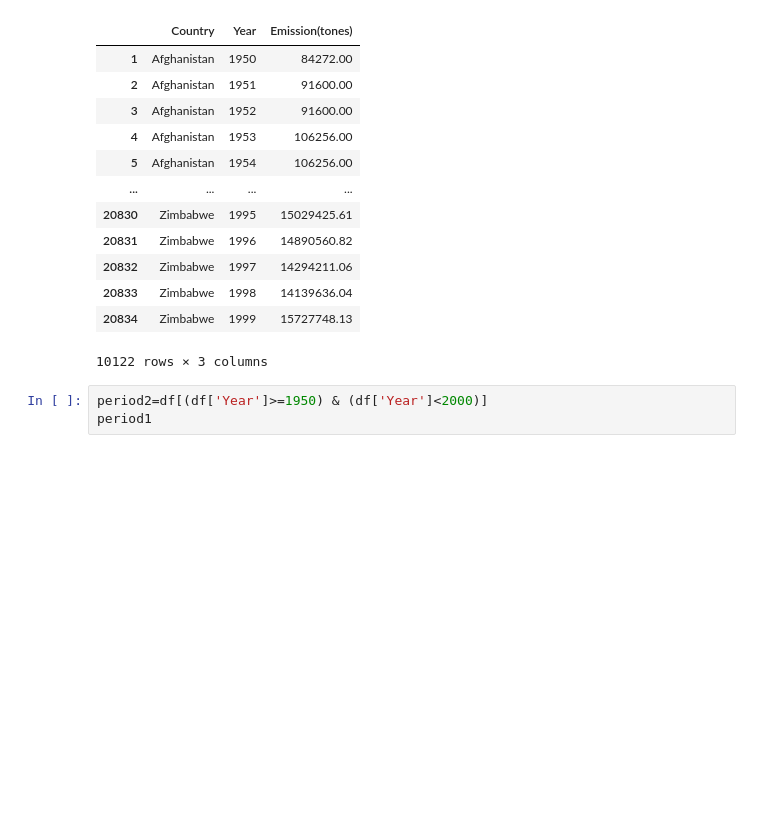
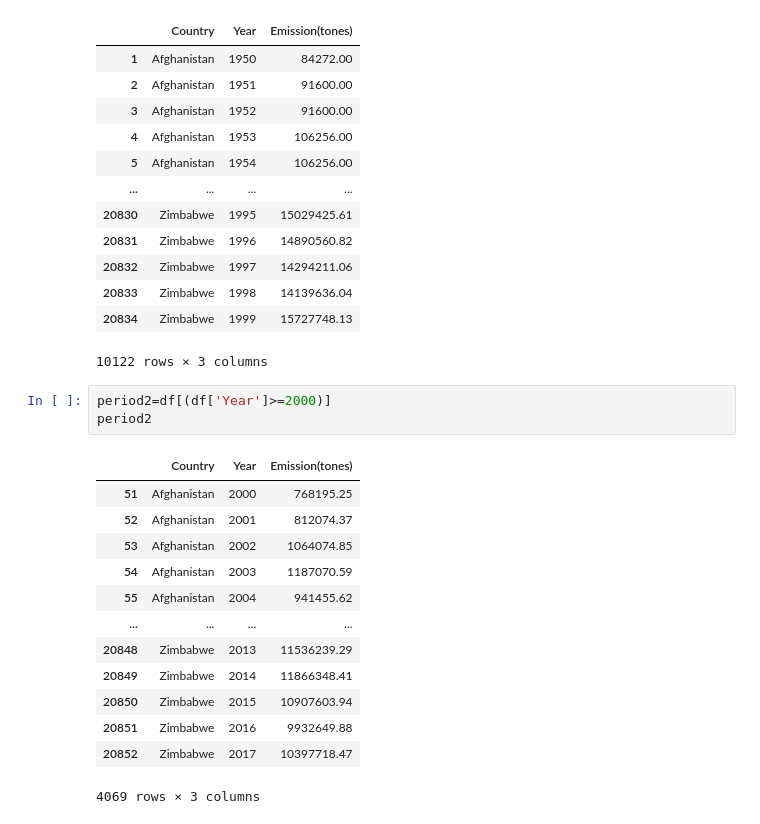
Before and after one commit to abhaygzb15/CO2-Emission-Analysis-and-Prediction, a Jupyter notebook: Emission Analysis/CO2 data analysis.ipynb, the cells around one changed output. Cells and saved outputs as stored; diff of their text form; blank space fills up the shorter version.

```diff
--- a/Emission Analysis/CO2 data analysis.ipynb
+++ b/Emission Analysis/CO2 data analysis.ipynb
@@ -272,5 +272,19 @@ period1
 | 20834 | Zimbabwe | 1999 | 15727748.13 |
 10122 rows × 3 columns
 # %%
-period2=df[(df['Year']>=1950) & (df['Year']<2000)]
-period1
+period2=df[(df['Year']>=2000)]
+period2
+# %% [output]
+|  | Country | Year | Emission(tones) |
+| 51 | Afghanistan | 2000 | 768195.25 |
+| 52 | Afghanistan | 2001 | 812074.37 |
+| 53 | Afghanistan | 2002 | 1064074.85 |
+| 54 | Afghanistan | 2003 | 1187070.59 |
+| 55 | Afghanistan | 2004 | 941455.62 |
+| ... | ... | ... | ... |
+| 20848 | Zimbabwe | 2013 | 11536239.29 |
+| 20849 | Zimbabwe | 2014 | 11866348.41 |
+| 20850 | Zimbabwe | 2015 | 10907603.94 |
+| 20851 | Zimbabwe | 2016 | 9932649.88 |
+| 20852 | Zimbabwe | 2017 | 10397718.47 |
+4069 rows × 3 columns
```
Also changed, not shown: parts of 2 cells of this notebook.
